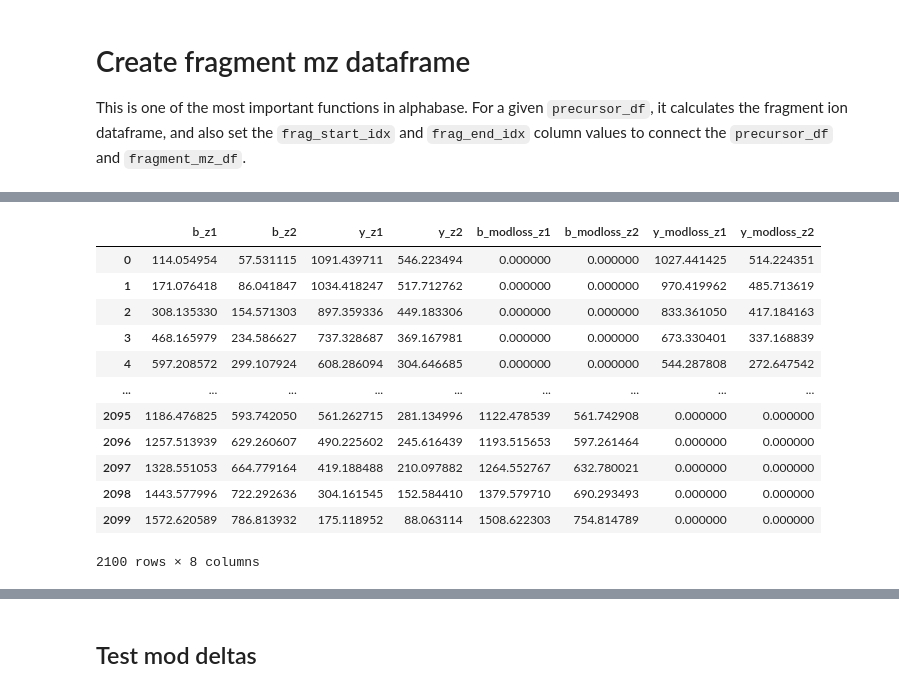
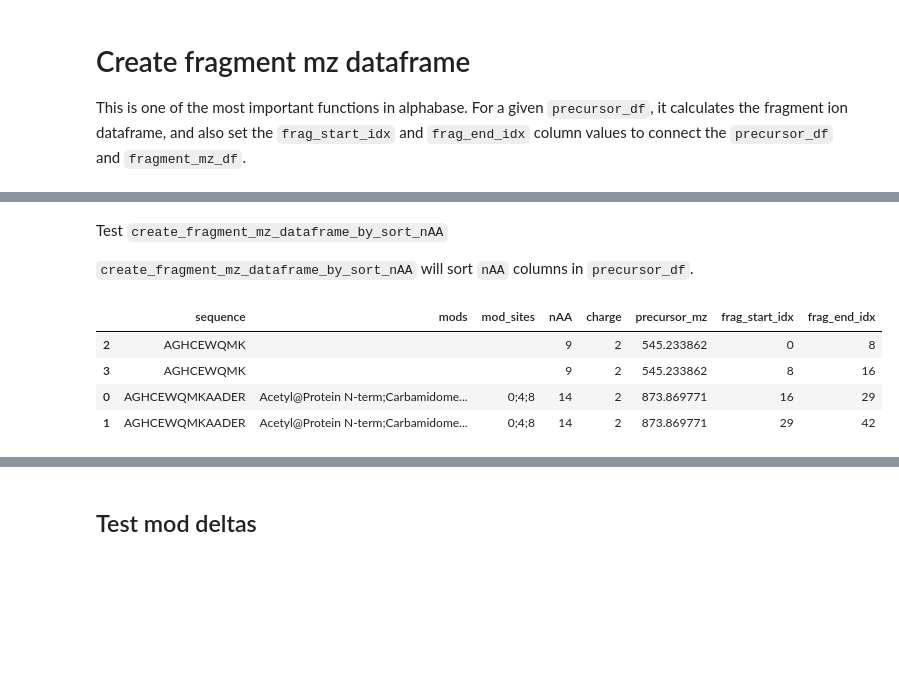
Before and after one commit to MannLabs/alphabase, a Jupyter notebook: nbdev_nbs/peptide/fragment.ipynb, the cells around one changed output, grey strips where cells are left out. Cells and saved outputs as stored; diff of their text form; code cells hidden in the pictures; blank space fills up the shorter version.

```diff
--- a/nbdev_nbs/peptide/fragment.ipynb
+++ b/nbdev_nbs/peptide/fragment.ipynb
@@ -146,9 +143,9 @@ def init_fragment_by_precursor_dataframe(
         precursor_df['frag_end_idx'] = end_indices
     else:
         if reference_fragment_df is None:
-            warnings.warn(
-                "`precursor_df` contains the 'frag_start_idx' column, "\
-                "it is better to provide `reference_fragment_df`", RuntimeWarning
+            raise ValueError(
+                "`precursor_df` contains 'frag_start_idx' column, "\
+                "please provide `reference_fragment_df` argument"
             )
             fragment_df = pd.DataFrame(
                 np.zeros((
@@ -523,16 +566,32 @@ precursor_df
-# %%
-fragment_mz_df
-# %% [output]
-|  | b_z1 | b_z2 | y_z1 | y_z2 | b_modloss_z1 | b_modloss_z2 | y_modloss_z1 | y_modloss_z2 |
-| 0 | 114.054954 | 57.531115 | 1091.439711 | 546.223494 | 0.000000 | 0.000000 | 1027.441425 | 514.224351 |
-| 1 | 171.076418 | 86.041847 | 1034.418247 | 517.712762 | 0.000000 | 0.000000 | 970.419962 | 485.713619 |
-| 2 | 308.135330 | 154.571303 | 897.359336 | 449.183306 | 0.000000 | 0.000000 | 833.361050 | 417.184163 |
-| 3 | 468.165979 | 234.586627 | 737.328687 | 369.167981 | 0.000000 | 0.000000 | 673.330401 | 337.168839 |
-| 4 | 597.208572 | 299.107924 | 608.286094 | 304.646685 | 0.000000 | 0.000000 | 544.287808 | 272.647542 |
-| ... | ... | ... | ... | ... | ... | ... | ... | ... |
-| 2095 | 1186.476825 | 593.742050 | 561.262715 | 281.134996 | 1122.478539 | 561.742908 | 0.000000 | 0.000000 |
-| 2096 | 1257.513939 | 629.260607 | 490.225602 | 245.616439 | 1193.515653 | 597.261464 | 0.000000 | 0.000000 |
-| 2097 | 1328.551053 | 664.779164 | 419.188488 | 210.097882 | 1264.552767 | 632.780021 | 0.000000 | 0.000000 |
-| 2098 | 1443.577996 | 722.292636 | 304.161545 | 152.584410 | 1379.579710 | 690.293493 | 0.000000 | 0.000000 |
-| 2099 | 1572.620589 | 786.813932 | 175.118952 | 88.063114 | 1508.622303 | 754.814789 | 0.000000 | 0.000000 |
-2100 rows × 8 columns
+# %% [markdown]
+Test `create_fragment_mz_dataframe_by_sort_nAA`
+
+`create_fragment_mz_dataframe_by_sort_nAA` will sort `nAA` columns in `precursor_df`.
+# %%
+precursor_df, fragment_mz_df = create_fragment_mz_dataframe_by_sort_nAA(
+    precursor_df,
+    get_charged_frag_types(['b','y','b_modloss','y_modloss'],2)
+)
+assert precursor_df.nAA.is_monotonic
+assert np.allclose(precursor_df.precursor_mz.values, [545.233862, 545.233862, 873.86977, 873.86977])
+ith_pep = 0
+frag_start, frag_end = precursor_df[['frag_start_idx','frag_end_idx']].values[ith_pep]
+assert np.allclose(fragment_mz_df.iloc[frag_start:frag_end]['b_z1'].values,
+        [ 72.04439025,  129.06585397,  266.12476583,  369.13395079,
+        498.17654388,  684.25585683,  812.31443434,  943.35491942]
+    )
+ith_pep = 2
+frag_start, frag_end = precursor_df[['frag_start_idx','frag_end_idx']].values[ith_pep]
+assert np.allclose(fragment_mz_df.iloc[frag_start:frag_end]['b_z2'].values,
+        [ 57.5311157 ,  86.04184756, 154.57130349, 234.58662783,
+            299.10792438, 392.14758085, 456.1768696 , 529.69456946,
+            593.74205097, 629.26060786, 664.77916475, 722.29263626,
+            786.81393281]
+    )
+precursor_df
+# %% [output]
+|  | sequence | mods | mod_sites | nAA | charge | precursor_mz | frag_start_idx | frag_end_idx |
+| 2 | AGHCEWQMK |  |  | 9 | 2 | 545.233862 | 0 | 8 |
+| 3 | AGHCEWQMK |  |  | 9 | 2 | 545.233862 | 8 | 16 |
+| 0 | AGHCEWQMKAADER | Acetyl@Protein N-term;Carbamidome... | 0;4;8 | 14 | 2 | 873.869771 | 16 | 29 |
+| 1 | AGHCEWQMKAADER | Acetyl@Protein N-term;Carbamidome... | 0;4;8 | 14 | 2 | 873.869771 | 29 | 42 |
```
Also changed, not shown: parts of 26 cells of this notebook, 3 other files.
